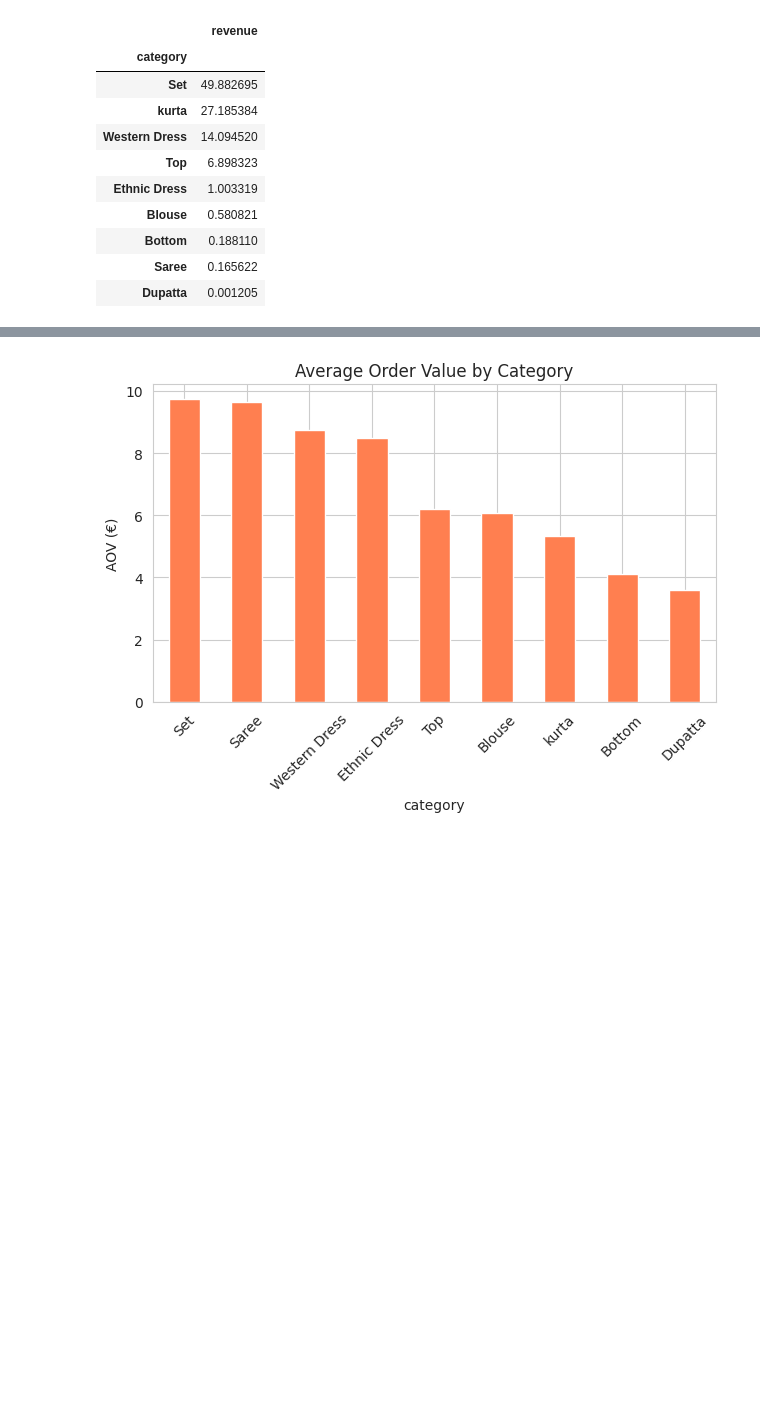
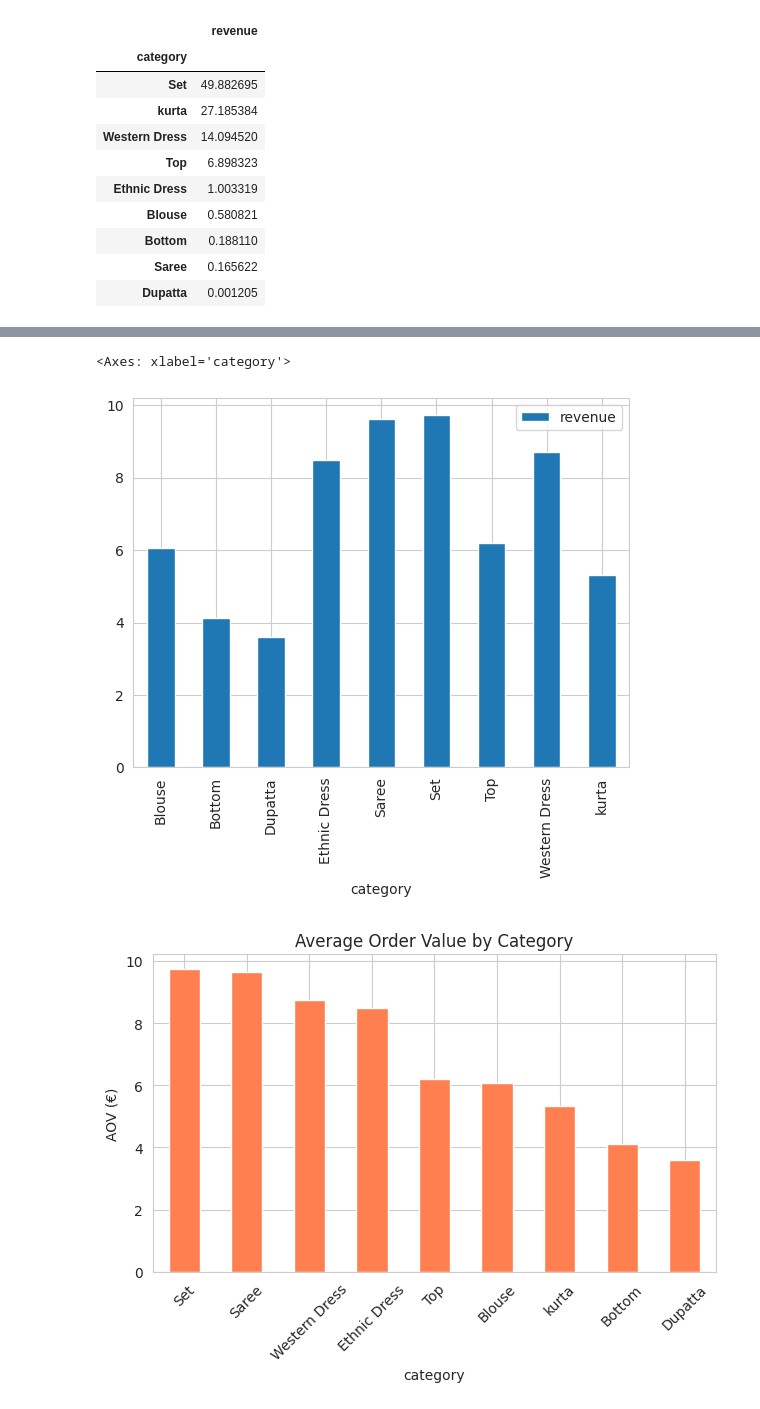
Before and after one commit to ciri/iese-dsfb-mim, a Jupyter notebook: notebooks/210-Amazon-MiM-solved.ipynb, the cells around one changed output, grey strips where cells are left out. Cells and saved outputs as stored; diff of their text form; code cells hidden in the pictures; blank space fills up the shorter version.

```diff
--- a/notebooks/210-Amazon-MiM-solved.ipynb
+++ b/notebooks/210-Amazon-MiM-solved.ipynb
@@ -470,6 +522,11 @@ You may want to produce something like this:
 <center>
 <img src='https://raw.githubusercontent.com/ciri/iese-dsfb/main/resources/amazon/sketch2.jpg' width='50%'>
 </center>
+# %%
+df.groupby('category')[['revenue']].mean().plot.bar()
+# %% [output]
+<Axes: xlabel='category'>
+[figure, added]
 # %%
 category_aov = df.groupby('category')['revenue'].mean().sort_values(ascending=False)
 category_aov.plot.bar(color='coral')
```
Also changed, not shown: parts of 8 cells of this notebook, 3 other files.
